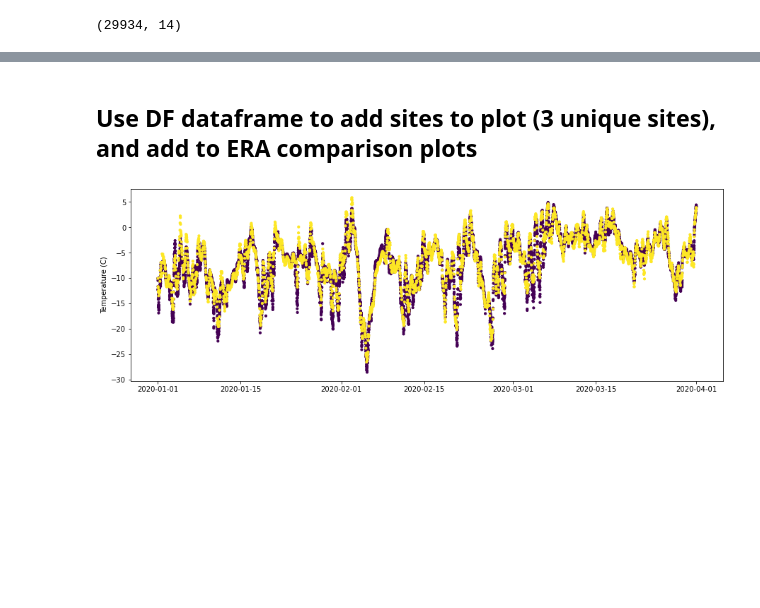
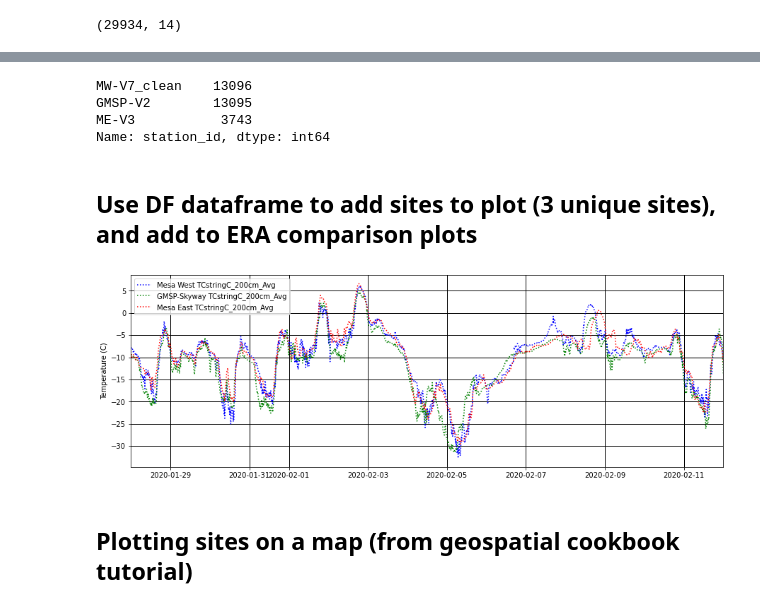
Before and after one commit to snowex-hackweek/hot-pow, a Jupyter notebook: contributors/Jeremy_Johnston/MetSite_ClipExtract.ipynb, the cells around one changed output, grey strips where cells are left out. Cells and saved outputs as stored; diff of their text form; code cells hidden in the pictures; blank space fills up the shorter version.

Commit message:
Updated plotting in MetSite clipping, with spatial plot and improved timeseries

```diff
--- a/contributors/Jeremy_Johnston/MetSite_ClipExtract.ipynb
+++ b/contributors/Jeremy_Johnston/MetSite_ClipExtract.ipynb
@@ -87,12 +114,38 @@ DF.shape
+# %%
+DF['station_id'].value_counts()
+# %% [output]
+MW-V7_clean    13096
+GMSP-V2        13095
+ME-V3           3743
+Name: station_id, dtype: int64
 # %% [markdown]
 ## Use DF dataframe to add sites to plot (3 unique sites), and add to ERA comparison plots
-# %%
-colors = {'MW-V7_clean':1, 'GMSP-V2.csv':2, 'ME-V3':3}
-#DF['station_id'].map(colors)
-plt.figure(figsize=(15,5))
-plt.scatter(DF['Datetime_UTC'],DF['AirTC_10ft_Avg_C'],c=DF['station_id'].map(colors),s=10)
-plt.ylabel('Temperature (C)')
-#plt.legend()
-plt.show()
-# %% [output]
-[figure, removed]
+# %%
+## old method ##
+#colors = {'MW-V7_clean':1, 'GMSP-V2.csv':2, 'ME-V3':3}
+#plt.scatter(DF['Datetime_UTC'],DF['AirTC_10ft_Avg_C'],c=DF['station_id'].map(colors),s=5,marker='x',cmap='brg')
+variable = 'TCstringC_200cm_Avg'
+
+MW = DF[DF['station_id'] == 'MW-V7_clean']
+GMSP = DF[DF['station_id'] == 'GMSP-V2']
+ME = DF[DF['station_id'] == 'ME-V3']
+
+plt.figure(figsize=(15,5))
+plt.plot(MW['Datetime_UTC'], MW[variable], color='b',linestyle = ':',label='Mesa West ' + variable)
+plt.plot(GMSP['Datetime_UTC'], GMSP[variable], color='g',linestyle = ':',label='GMSP-Skyway ' + variable)
+plt.plot(ME['Datetime_UTC'], ME[variable], color='r',linestyle = ':',label='Mesa East ' + variable)
+plt.ylabel('Temperature (C)')
+
+#to trim by date
+#d1 = datetime.datetime(year=2020,month=1,day=28)
+#d2 = datetime.datetime(year=2020,month=2,day=12)
+#delta = d2 - d1
+
+plt.xlim(d1,d2)
+plt.grid(color='k', linestyle='-', linewidth=1)
+plt.legend()
+plt.show()
+# %% [output]
+[figure, added]
+# %% [markdown]
+## Plotting sites on a map (from geospatial cookbook tutorial)
```
Also changed, not shown: parts of 17 cells of this notebook.
